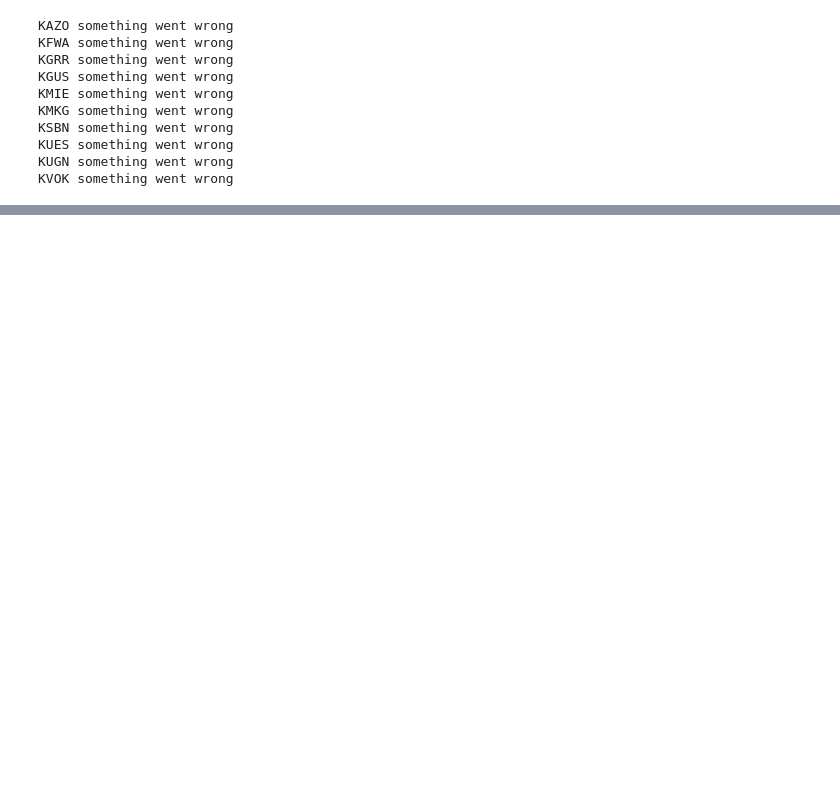
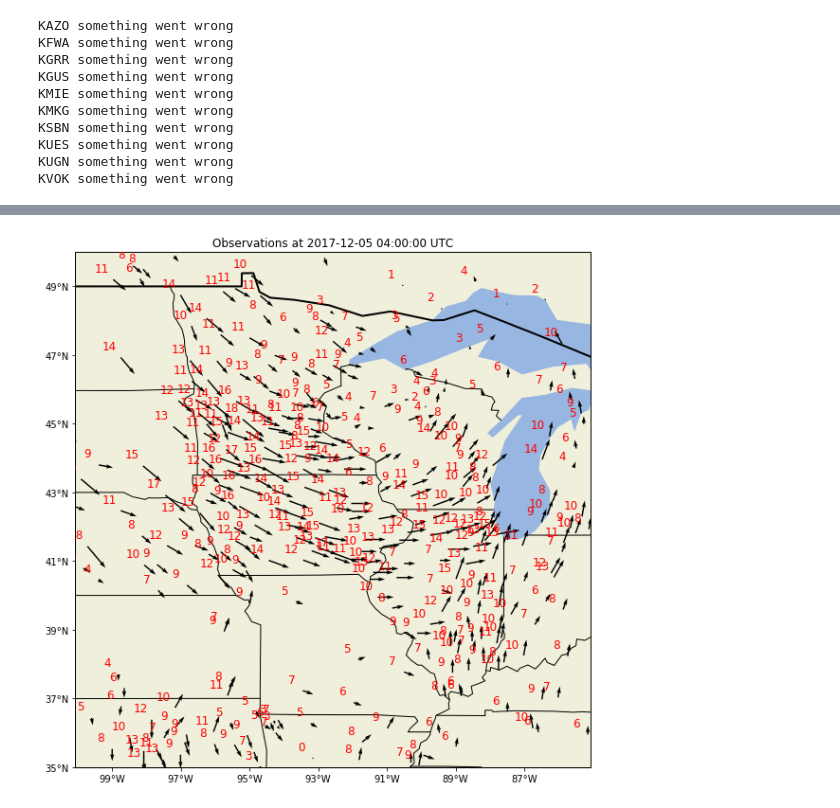
Before and after one commit to EVS-ATMOS/precip_change, a Jupyter notebook: notebooks/plot metars.ipynb, the cells around one changed output, grey strips where cells are left out. Cells and saved outputs as stored; diff of their text form; code cells hidden in the pictures; blank space fills up the shorter version.

```diff
--- a/notebooks/plot metars.ipynb
+++ b/notebooks/plot metars.ipynb
@@ -219,0 +325,6 @@ at_time['time'][0]
+# %%
+region_plot_vect(at_time, wind_units='km/h',
+                fname='/Users/scollis/funded_projects/precip_change/images/lake_vectors.png',
+                extent=(-100, -85, 35, 50))
+# %% [output]
+[figure, added]
```
Also changed, not shown: parts of 13 cells of this notebook, 4 other files.
